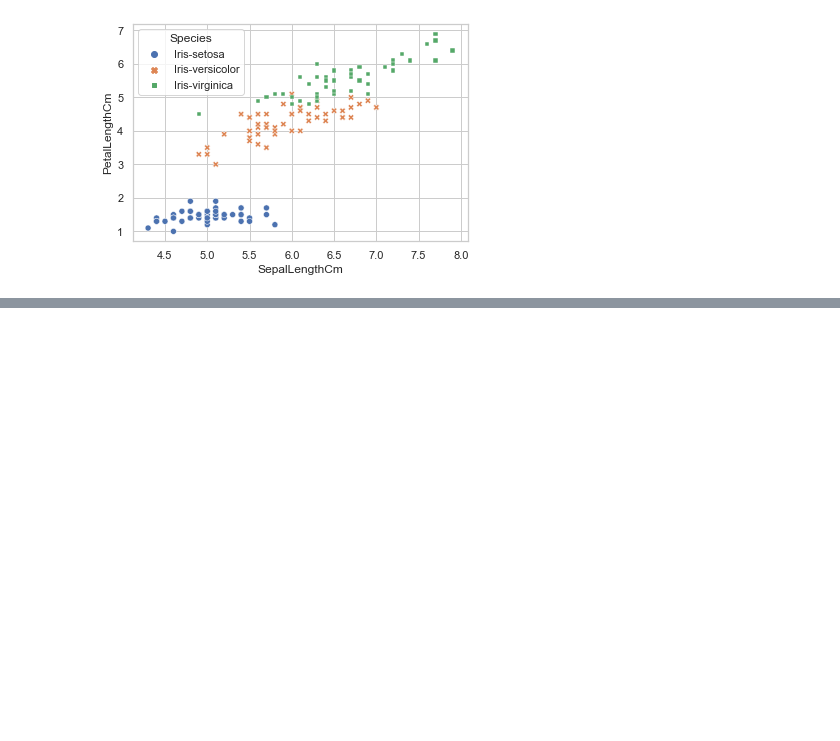
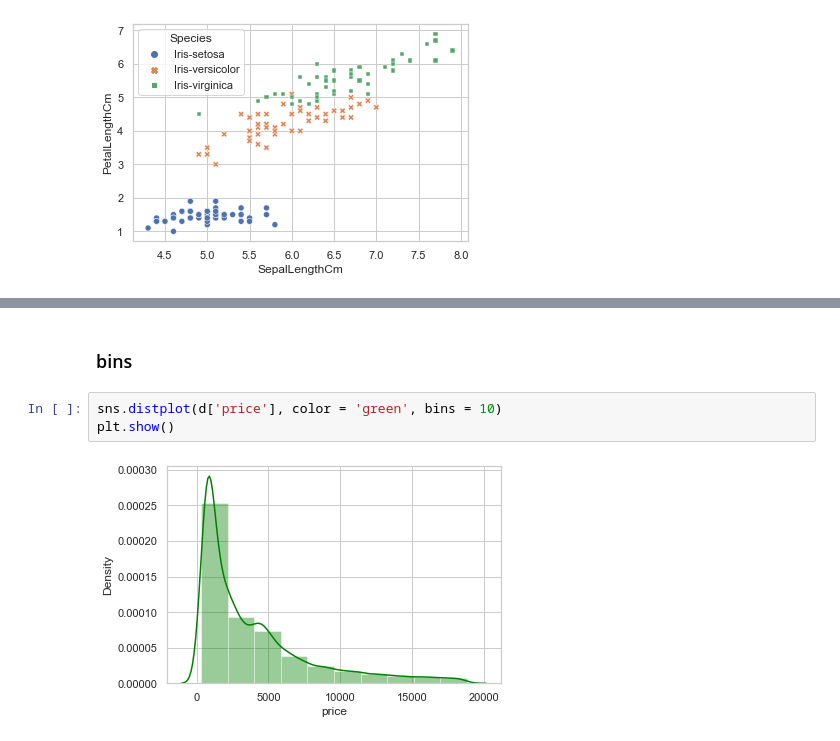
Before and after one commit to imamahasane/SeaBorn_Practices, a Jupyter notebook: SeabornPractices.ipynb, the cells around one changed output, grey strips where cells are left out. Cells and saved outputs as stored; diff of their text form; blank space fills up the shorter version.

```diff
--- a/SeabornPractices.ipynb
+++ b/SeabornPractices.ipynb
@@ -143,0 +184,7 @@ plt.show()
+# %% [markdown]
+### bins
+# %%
+sns.distplot(d['price'], color = 'green', bins = 10)
+plt.show()
+# %% [output]
+[figure, added]
```
Also changed, not shown: parts of 12 cells of this notebook, 1 other file.
